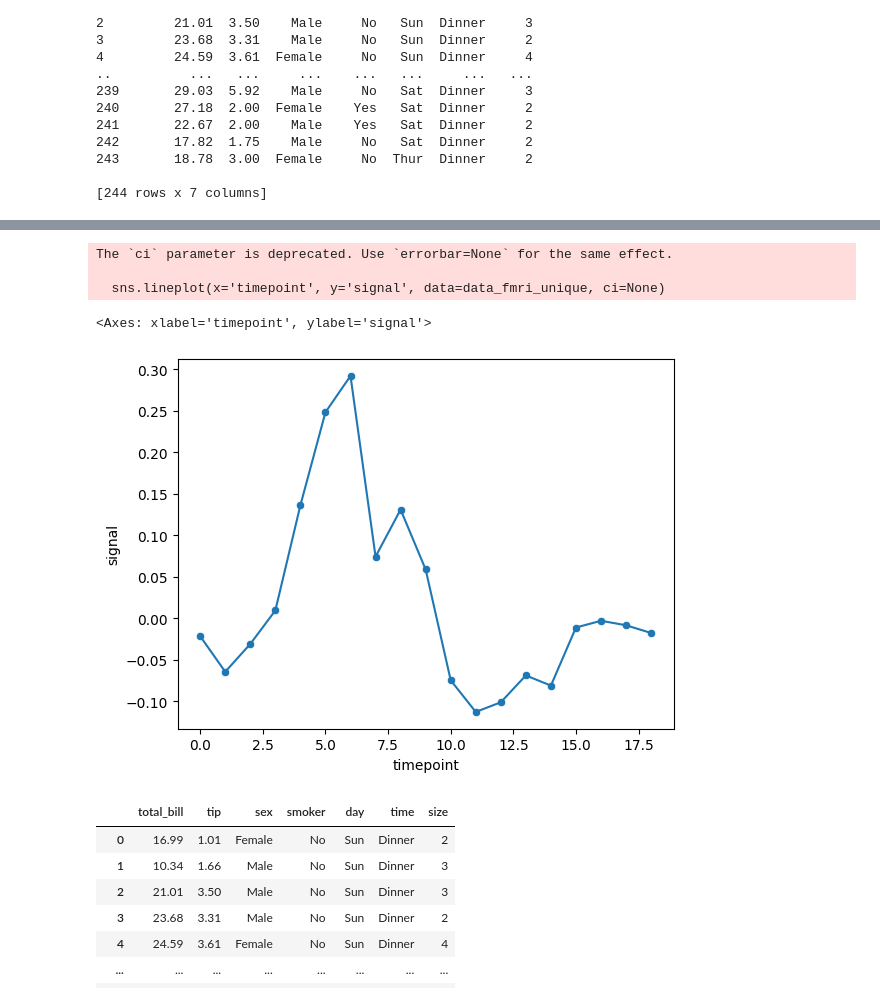
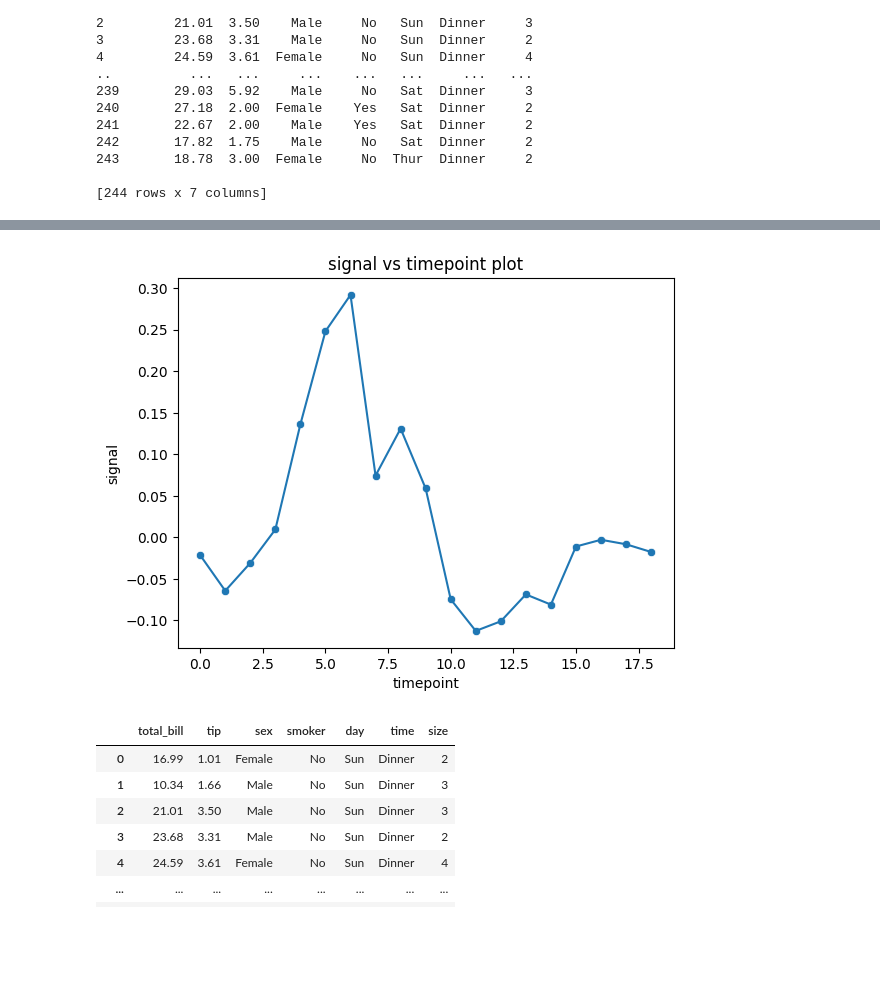
Before and after one commit to FahimHafiz/Vaccination-Dataset-Preprocessing-Analysis-and-Prediction-Using-Machine-Learning, a Jupyter notebook: example_data_visualization.ipynb, the cells around one changed output, grey strips where cells are left out. Cells and saved outputs as stored; diff of their text form; code cells hidden in the pictures; blank space fills up the shorter version.

```diff
--- a/example_data_visualization.ipynb
+++ b/example_data_visualization.ipynb
@@ -131,12 +124,9 @@ data_fmri_unique
 # %%
 # More to explore.................
-
 sns.scatterplot(x='timepoint', y='signal', data=data_fmri_unique)
-sns.lineplot(x='timepoint', y='signal', data=data_fmri_unique, ci=None)
+sns.lineplot(x='timepoint', y='signal', data=data_fmri_unique, errorbar=None)
+plt.title('signal vs timepoint plot')
+plt.show()
 # %% [output]
-The `ci` parameter is deprecated. Use `errorbar=None` for the same effect.
-
-  sns.lineplot(x='timepoint', y='signal', data=data_fmri_unique, ci=None)
-<Axes: xlabel='timepoint', ylabel='signal'>
-[figure, old version]
+[figure, new version]
 # %%
```
Also changed, not shown: parts of 45 cells of this notebook.
